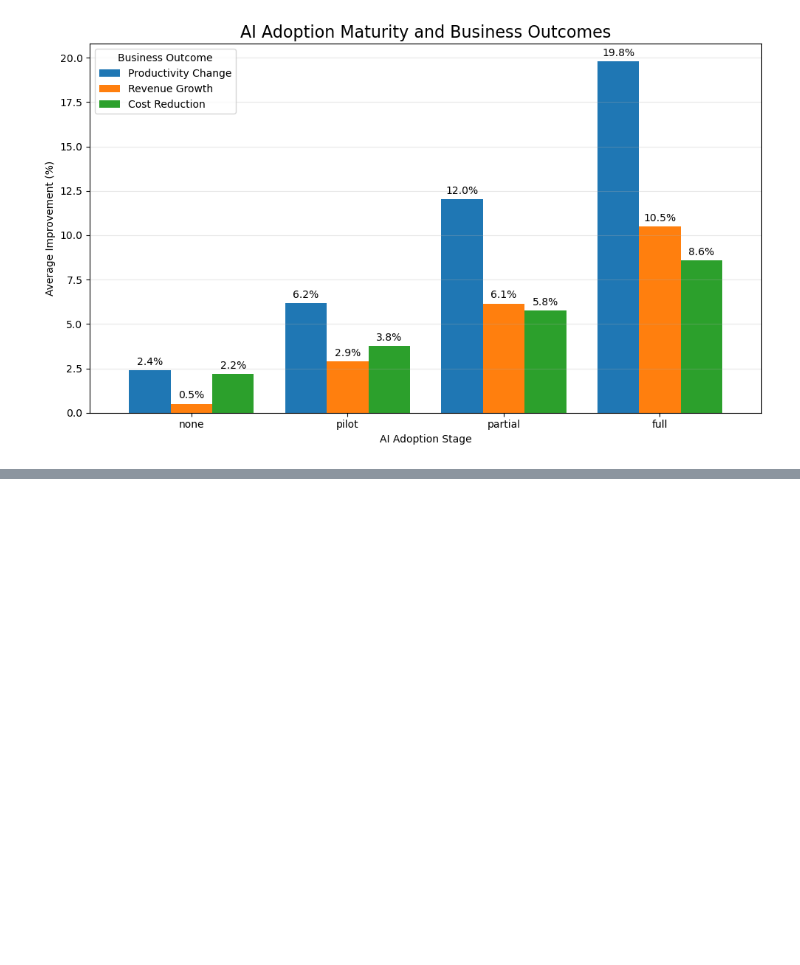
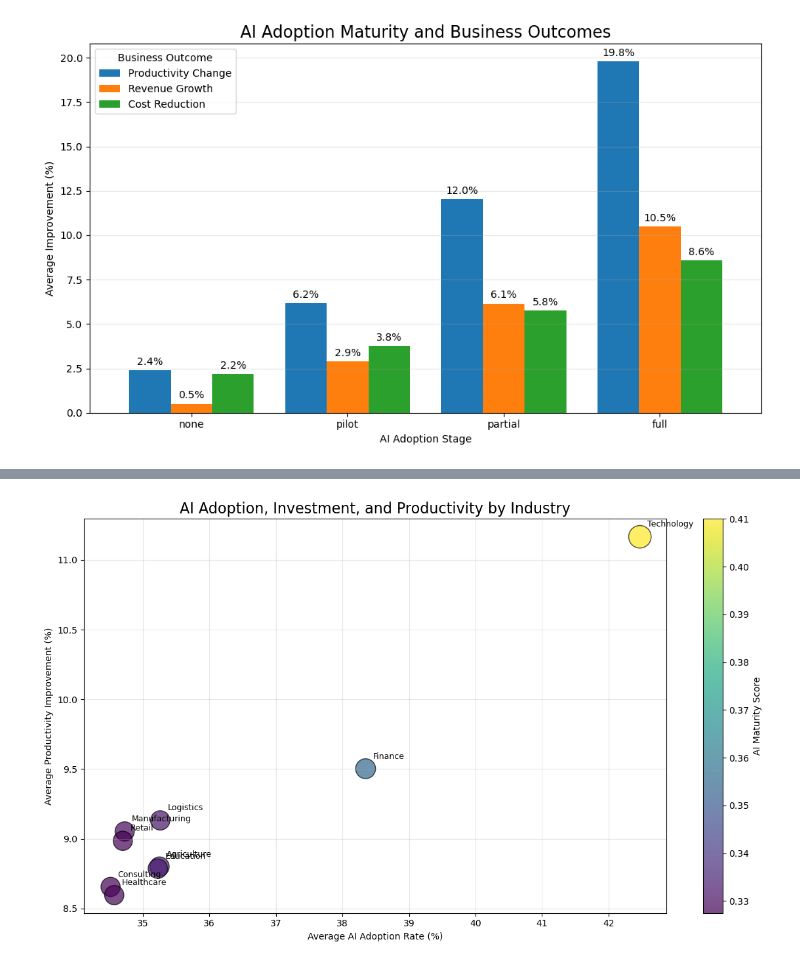
Before and after one commit to S-Shockley/MidtermAIAdoption, a Jupyter notebook: Notebooks/MidtermAIAdoption test.ipynb, the cells around one changed output, grey strips where cells are left out. Saved outputs shown, nothing was run; the diff lists cells and outputs as text; code cells hidden in the pictures; blank space fills up the shorter version.

```diff
--- a/Notebooks/MidtermAIAdoption test.ipynb
+++ b/Notebooks/MidtermAIAdoption test.ipynb
@@ -1254,0 +1494,12 @@ plt.show()
+# %%
+industry_ai_value = (
+    df_company
+    .groupby("industry")
+    [["ai_adoption_rate",
+    "productivity_change_percent",
+    "ai_budget_percentage",
+    "ai_maturity_score"]].mean()
+    .reset_index()
+)
+
+industry_ai_value
@@ -1254,0 +1517,48 @@ plt.show()
+# %%
+import matplotlib.pyplot as plt
+
+plt.figure(
+    figsize=(12,7)
+)
+
+scatter = plt.scatter(
+    industry_ai_value["ai_adoption_rate"],
+    industry_ai_value["productivity_change_percent"],
+    s=industry_ai_value["ai_budget_percentage"] * 50,
+    c=industry_ai_value["ai_maturity_score"],
+    cmap="viridis",
+    alpha=.7,
+    edgecolors="black"
+)
+plt.colorbar(
+    scatter,
+    label="AI Maturity Score"
+)
+plt.title(
+    "AI Adoption, Investment, and Productivity by Industry",
+    fontsize=16
+)
+plt.xlabel(
+    "Average AI Adoption Rate (%)"
+)
+plt.ylabel(
+    "Average Productivity Improvement (%)"
+)
+plt.grid(
+    alpha=.3
+)
+plt.tight_layout()
+for i, row in industry_ai_value.iterrows():
+    plt.annotate(
+        row["industry"],
+        (
+            row["ai_adoption_rate"],
+            row["productivity_change_percent"]
+        ),
+        xytext=(8,11),
+        textcoords="offset points",
+        fontsize=9
+    )
+plt.show()
+# %% [output]
+[figure, added]
```
Also changed, not shown: parts of 15 cells of this notebook, 1 other file.
